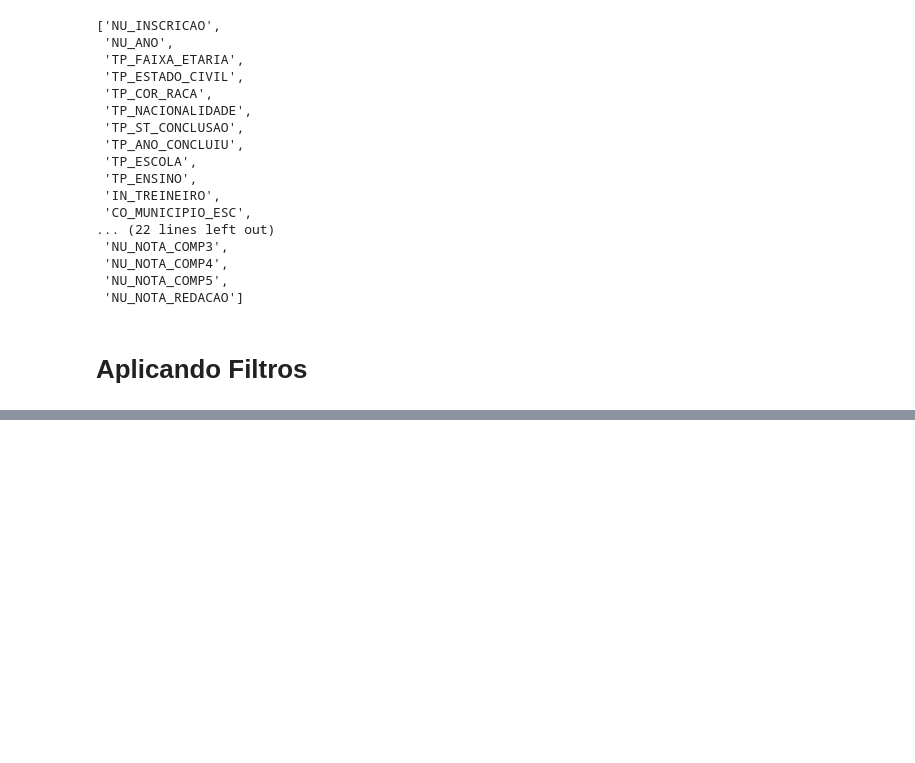
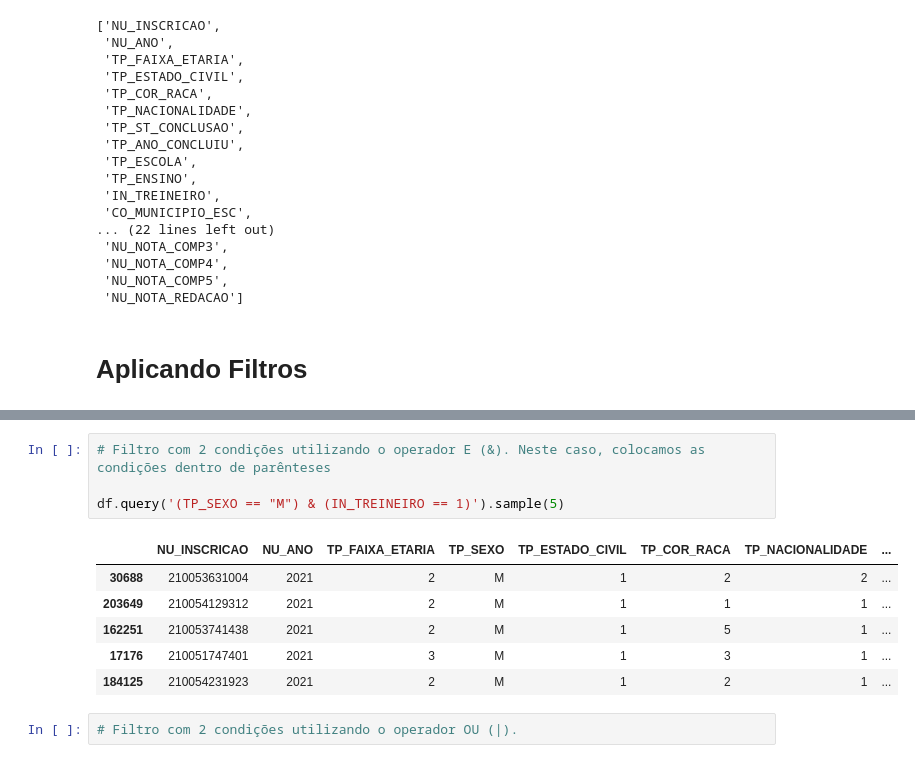
Before and after one commit to JevertonFlores/DA_python_dados_enem, a Jupyter notebook: Data_Analytics_Data_Viking.ipynb, the cells around one changed output, grey strips where cells are left out. Drawn from its saved outputs; the diff is of its cells as text; blank space fills up the shorter version.

```diff
--- a/Data_Analytics_Data_Viking.ipynb
+++ b/Data_Analytics_Data_Viking.ipynb
@@ -255,0 +410,13 @@ df.select_dtypes(include = [int, float]).columns.to_list()
+# %%
+# Filtro com 2 condições utilizando o operador E (&). Neste caso, colocamos as condições dentro de parênteses
+
+df.query('(TP_SEXO == "M") & (IN_TREINEIRO == 1)').sample(5)
+# %% [output]
+|  | NU_INSCRICAO | NU_ANO | TP_FAIXA_ETARIA | TP_SEXO | TP_ESTADO_CIVIL | TP_COR_RACA | TP_NACIONALIDADE | ... |
+| 30688 | 210053631004 | 2021 | 2 | M | 1 | 2 | 2 | ... |
+| 203649 | 210054129312 | 2021 | 2 | M | 1 | 1 | 1 | ... |
+| 162251 | 210053741438 | 2021 | 2 | M | 1 | 5 | 1 | ... |
+| 17176 | 210051747401 | 2021 | 3 | M | 1 | 3 | 1 | ... |
+| 184125 | 210054231923 | 2021 | 2 | M | 1 | 2 | 1 | ... |
+# %%
+# Filtro com 2 condições utilizando o operador OU (|).
```
Also changed, not shown: parts of 16 cells of this notebook.
